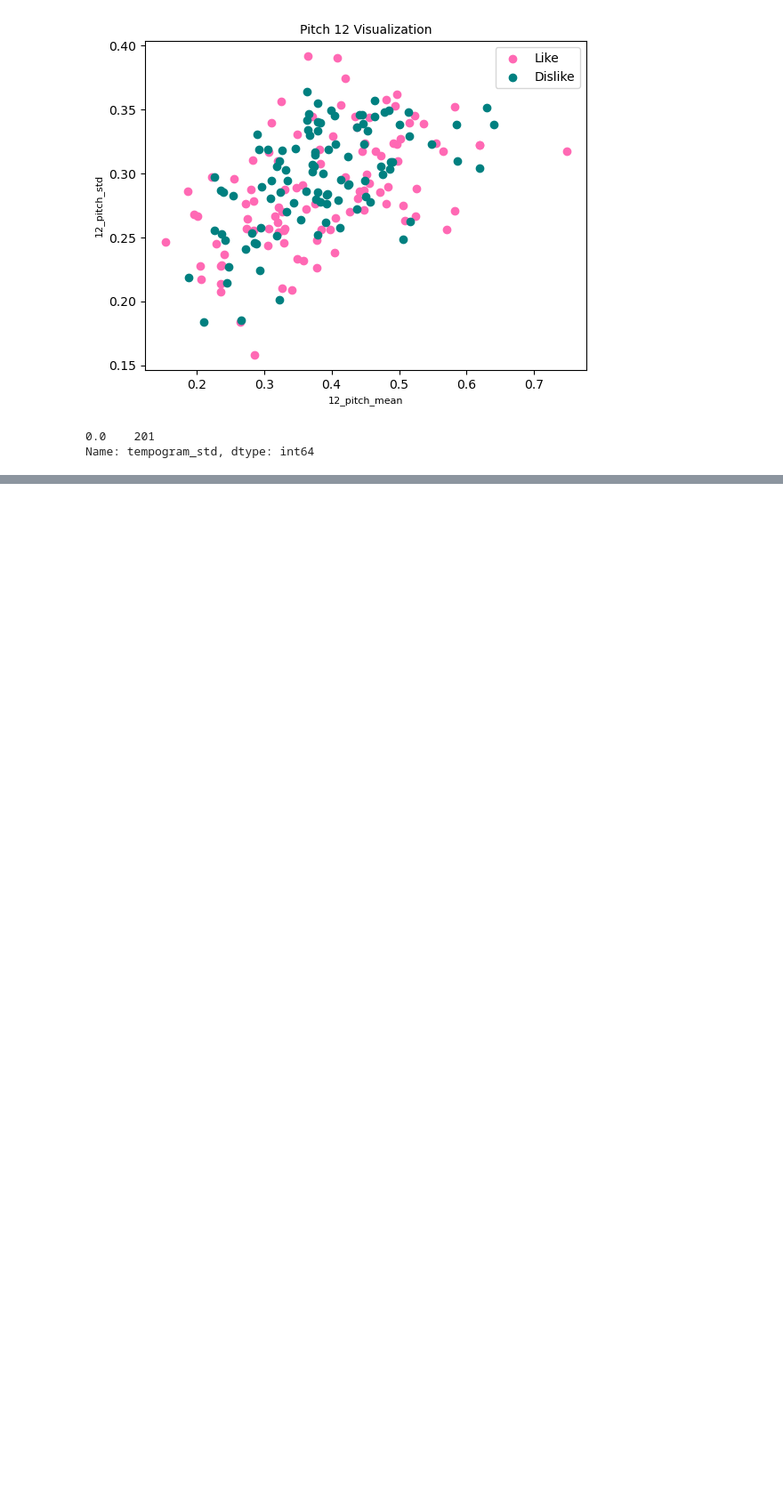
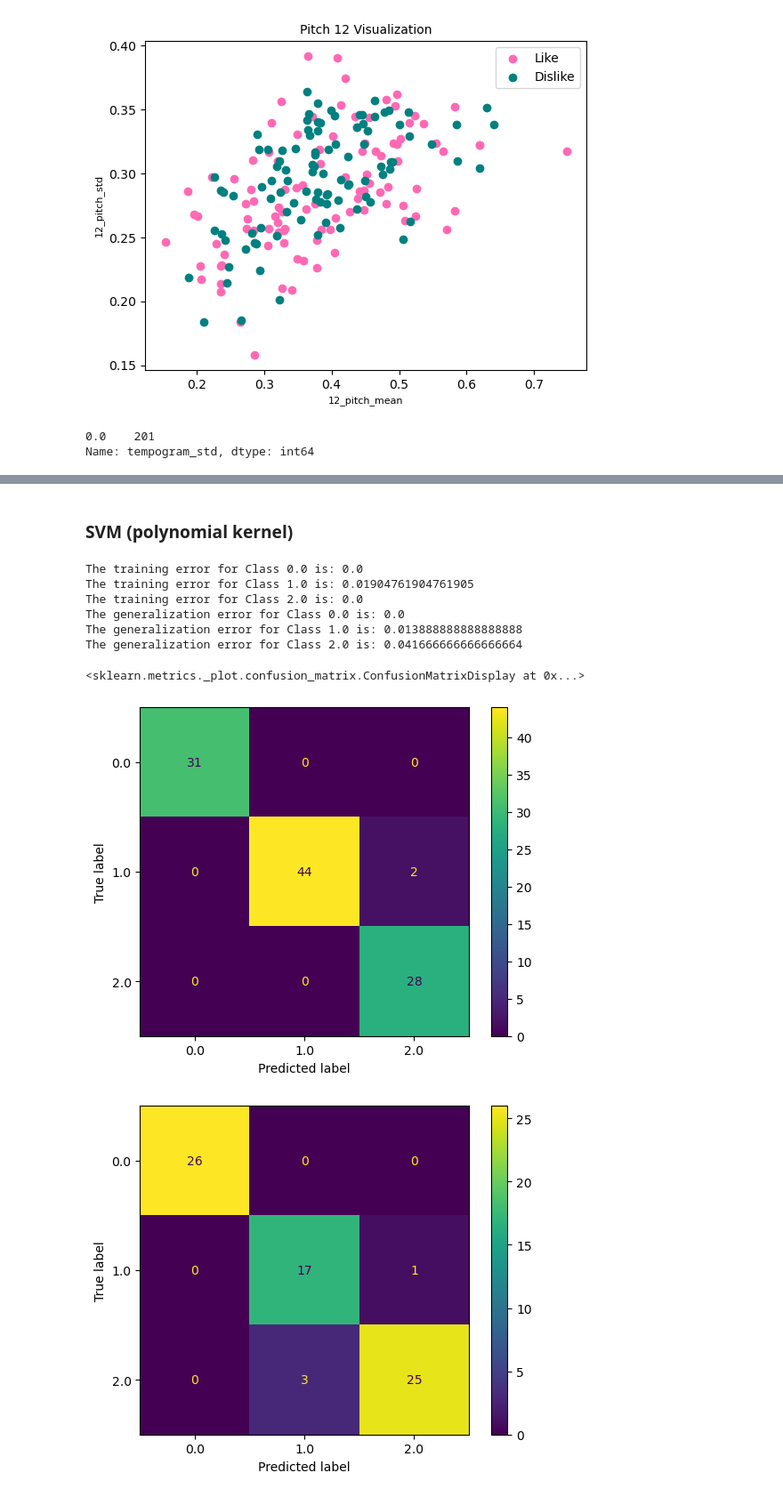
Before and after one commit to IsitaRex/Supervising-My-Musical-Taste, a Jupyter notebook: supervising_my_musical_taste.ipynb, the cells around one changed output, grey strips where cells are left out. Shown: that part at 89% size. Cells and saved outputs as stored; diff of their text form; code cells hidden in the pictures; blank space fills up the shorter version.

```diff
--- a/supervising_my_musical_taste.ipynb
+++ b/supervising_my_musical_taste.ipynb
@@ -163,0 +308,17 @@ Name: tempogram_std, dtype: int64
+# %% [markdown]
+### SVM (polynomial kernel)
+# %%
+poly_kernel_svm_clf = SVC(kernel = "poly", degree=2)
+compute_errors(poly_kernel_svm_clf .fit(X_train, y_train), X_train, y_train, X_test, y_test)
+plot_confusion_matrix(poly_kernel_svm_clf ,X_train,y_train)
+plot_confusion_matrix(poly_kernel_svm_clf ,X_test,y_test)
+# %% [output]
+The training error for Class 0.0 is: 0.0
+The training error for Class 1.0 is: 0.01904761904761905
+The training error for Class 2.0 is: 0.0
+The generalization error for Class 0.0 is: 0.0
+The generalization error for Class 1.0 is: 0.013888888888888888
+The generalization error for Class 2.0 is: 0.041666666666666664
+<sklearn.metrics._plot.confusion_matrix.ConfusionMatrixDisplay at 0x...>
+[figure, added]
+[figure, added]
```
Also changed, not shown: parts of 19 cells of this notebook, 2 other files.
